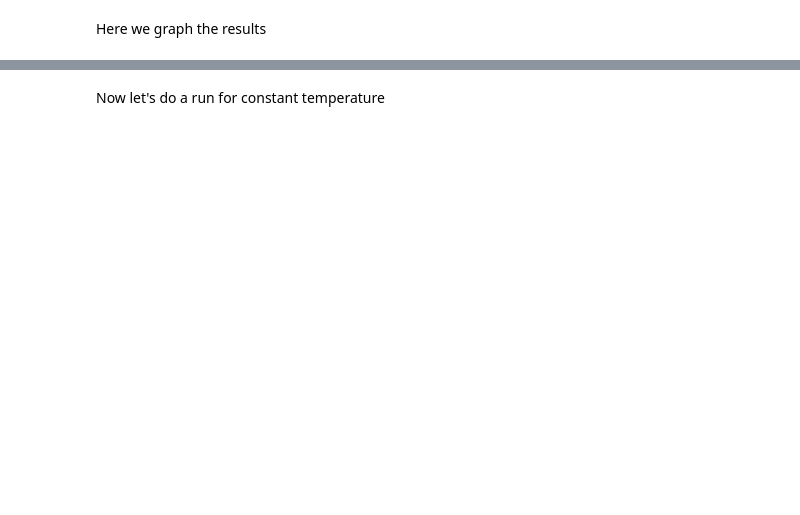
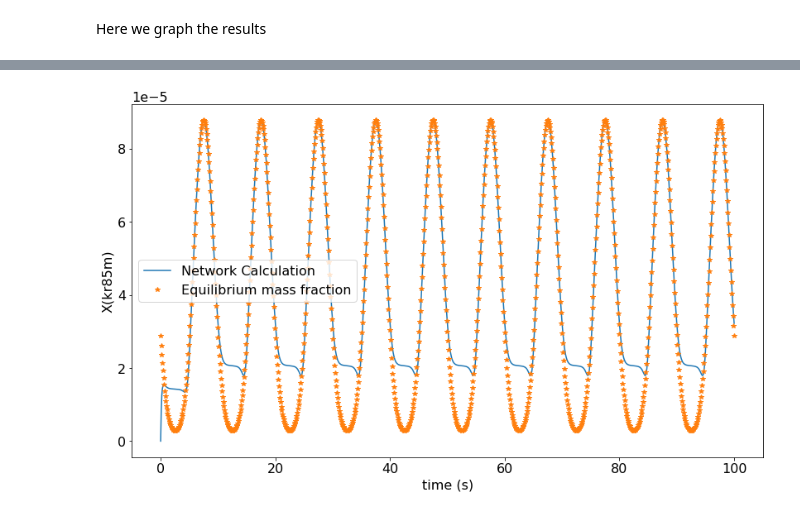
Before and after one commit to jaadt7/isomer_intuition, a Jupyter notebook: isomer_intuition.ipynb, the cells around one changed output, grey strips where cells are left out. Drawn from its saved outputs; the diff is of its cells as text; code cells hidden in the pictures; blank space fills up the shorter version.

```diff
--- a/isomer_intuition.ipynb
+++ b/isomer_intuition.ipynb
@@ -177,0 +140,28 @@ Here we simply solve the network and graph. Set the initial conditions
+# %%
+#the followig 3 functions are for solving the 'network' via newton-raphson method
+def f1(y_85_m_dt,y_85_g_dt,y_85_m,dt,lambda_dec,lambda_ex):
+    return y_85_m_dt*(1+lambda_dec*dt) - dt*lambda_ex*y_85_g_dt - y_85_m
+
+def f2(y_85_m_dt,y_85_g_dt,y_85_g,dt,lambda_dec,lambda_ex):
+    return y_85_g_dt*(1+dt*lambda_ex) - dt*lambda_dec*y_85_m_dt - y_85_g
+
+def nef_raf_solver(lbda_ex,lbda_dec,t,y1,y2,y1_dt,y2_dt,y11,y22,tol):
+
+    n_tot = len(t)
+    for i in range(1,n_tot):
+        delta = np.ones(2)
+        dt = t[i] - t[i-1]
+        A = np.array([[1 + lbda_dec[i]*dt, -dt*lbda_ex[i] ],[-lbda_dec[i]*dt, 1 + dt*lbda_ex[i]]])
+        while (abs(max(delta)) > tol):
+            b = np.array([-f1(y1_dt,y2_dt,y1,dt,lbda_dec[i],lbda_ex[i]),
+            -f2(y1_dt,y2_dt,y2,dt,lbda_dec[i],lbda_ex[i])])
+            delta = np.linalg.solve(A,b)
+            y1_dt += delta[0]
+            y2_dt += delta[1]
+        y1 = y1_dt
+        y2 = y2_dt
+
+        y11 = np.append(y11,y1)
+        y22 = np.append(y22,y2)
+
+    return y11,y22
@@ -214,2 +189,12 @@ plt.show()
-# %% [markdown]
-Now let's do a run for constant temperature
+# %%
+plt.figure(figsize=[13.66,7.86])
+plt.rcParams['font.size'] = 16
+plt.plot(t,x_m,label = 'Network Calculation')
+plt.plot(t,x_m_eq,'*',label = 'Equilibrium mass fraction')
+plt.xlabel('time (s)')
+plt.ylabel('X('+nuclide_m+')')
+plt.legend()
+
+plt.show()
+# %% [output]
+[figure, added]
```
Also changed, not shown: parts of 28 cells of this notebook, 1 other file.
